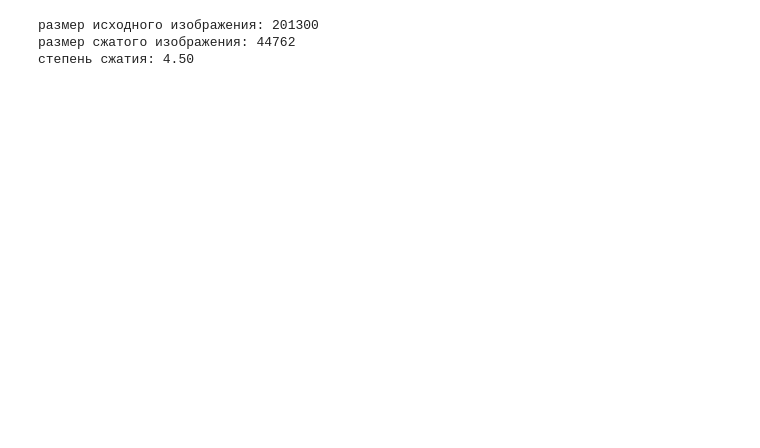
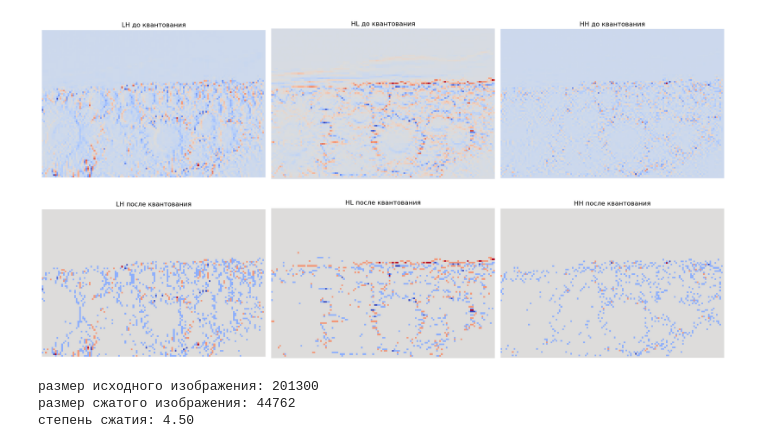
Before and after one commit to danyagalkin2/OI, a Jupyter notebook: practice7_8/task7_8.ipynb, the cells around one changed output. Cells and saved outputs as stored; diff of their text form; code cells hidden in the pictures; blank space fills up the shorter version.

```diff
--- a/practice7_8/task7_8.ipynb
+++ b/practice7_8/task7_8.ipynb
@@ -41,6 +56,20 @@ def quantize(coeffs, n_quants):
 LH_q, LH_min, LH_step = quantize(LH, n_quants)
 HL_q, HL_min, HL_step = quantize(HL, n_quants)
 HH_q, HH_min, HH_step = quantize(HH, n_quants)
+# %%
+plt.figure(figsize=(18, 10))
+plt.subplot(2, 3, 1); plt.imshow(LH, cmap='coolwarm'); plt.title('LH до квантования'); plt.axis('off')
+plt.subplot(2, 3, 2); plt.imshow(HL, cmap='coolwarm'); plt.title('HL до квантования'); plt.axis('off')
+plt.subplot(2, 3, 3); plt.imshow(HH, cmap='coolwarm'); plt.title('HH до квантования'); plt.axis('off')
+
+plt.subplot(2, 3, 4); plt.imshow(LH_q, cmap='coolwarm'); plt.title('LH после квантования'); plt.axis('off')
+plt.subplot(2, 3, 5); plt.imshow(HL_q, cmap='coolwarm'); plt.title('HL после квантования'); plt.axis('off')
+plt.subplot(2, 3, 6); plt.imshow(HH_q, cmap='coolwarm'); plt.title('HH после квантования'); plt.axis('off')
+
+plt.tight_layout()
+plt.show()
+# %% [output]
+[figure, added]
 # %%
 def run_length_encode(data):
     encoded = []
```
Also changed, not shown: parts of 3 cells of this notebook.
